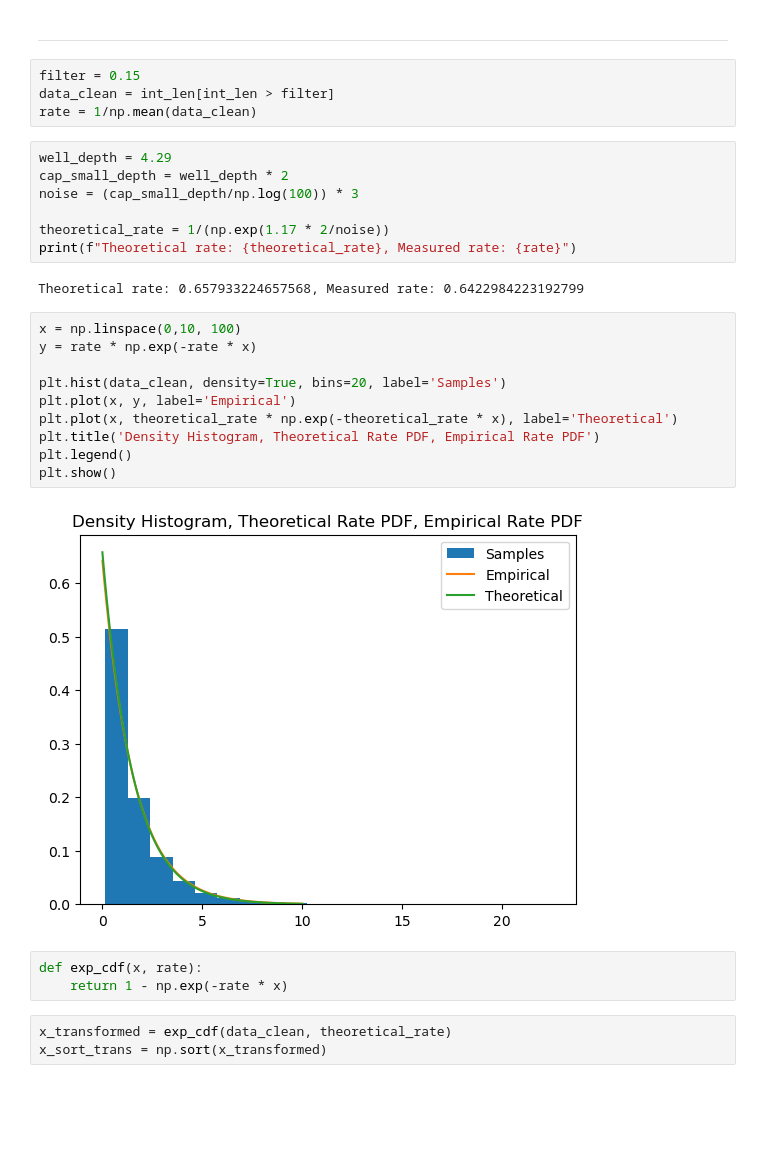
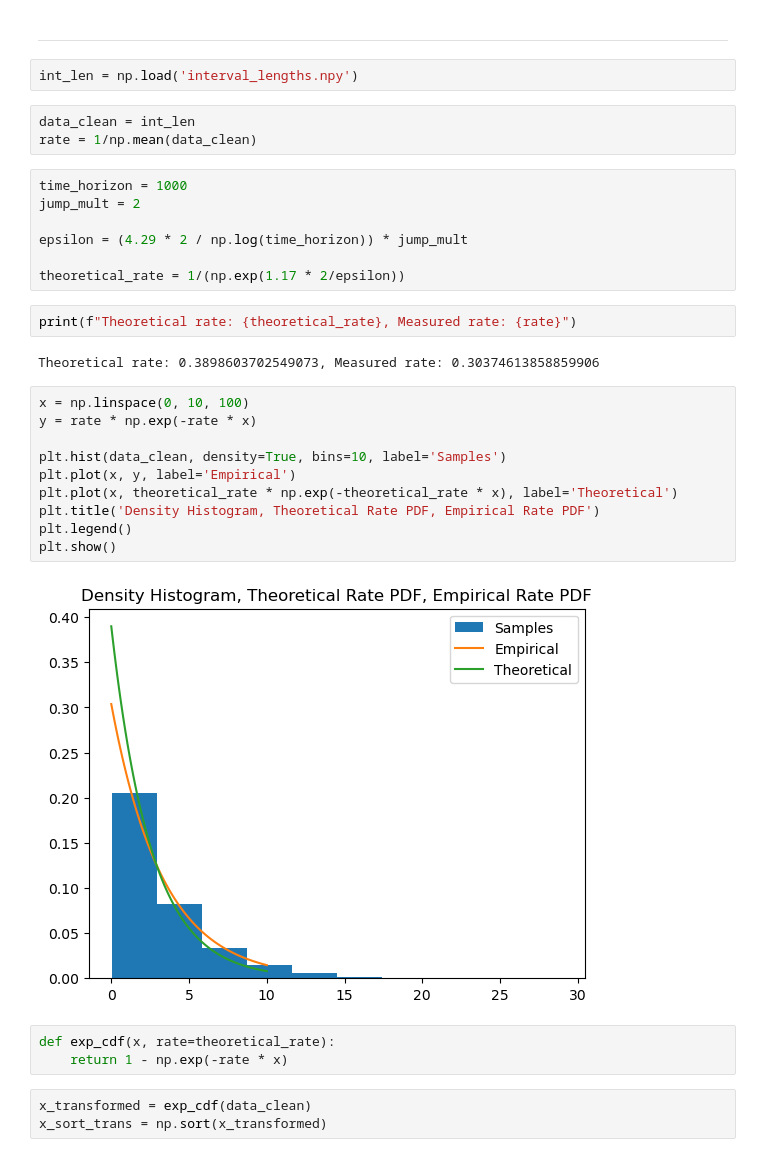
Before and after one commit to abhirao-03/stochastic-resonance, a Jupyter notebook: results/automate.ipynb, the cells around one changed output. Drawn from its saved outputs; the diff is of its cells as text; blank space fills up the shorter version.

Commit message:
new data pipeline working. conducting statistical analysis.

```diff
--- a/results/automate.ipynb
+++ b/results/automate.ipynb
@@ -9,35 +7,38 @@ int_len = df[df['well_type'] == 'shallow well']['interval_length'].to_numpy()
 # %% [markdown]
 ---
+# %%
+int_len = np.load('interval_lengths.npy')
 # %%
-filter = 0.15
-data_clean = int_len[int_len > filter]
+data_clean = int_len
 rate = 1/np.mean(data_clean)
 # %%
-well_depth = 4.29
-cap_small_depth = well_depth * 2
-noise = (cap_small_depth/np.log(100)) * 3
+time_horizon = 1000
+jump_mult = 2
 
-theoretical_rate = 1/(np.exp(1.17 * 2/noise))
-print(f"Theoretical rate: {theoretical_rate}, Measured rate: {rate}")
+epsilon = (4.29 * 2 / np.log(time_horizon)) * jump_mult
+
+theoretical_rate = 1/(np.exp(1.17 * 2/epsilon))
-# %% [output]
-Theoretical rate: 0.657933224657568, Measured rate: 0.6422984223192799
+# %%
+print(f"Theoretical rate: {theoretical_rate}, Measured rate: {rate}")
+# %% [output]
+Theoretical rate: 0.3898603702549073, Measured rate: 0.30374613858859906
 # %%
-x = np.linspace(0,10, 100)
+x = np.linspace(0, 10, 100)
 y = rate * np.exp(-rate * x)
 
-plt.hist(data_clean, density=True, bins=20, label='Samples')
+plt.hist(data_clean, density=True, bins=10, label='Samples')
 plt.plot(x, y, label='Empirical')
 plt.plot(x, theoretical_rate * np.exp(-theoretical_rate * x), label='Theoretical')
 plt.title('Density Histogram, Theoretical Rate PDF, Empirical Rate PDF')
 plt.legend()
 plt.show()
 # %% [output]
-[figure, old version]
+[figure, new version]
 # %%
-def exp_cdf(x, rate):
+def exp_cdf(x, rate=theoretical_rate):
     return 1 - np.exp(-rate * x)
 # %%
-x_transformed = exp_cdf(data_clean, theoretical_rate)
+x_transformed = exp_cdf(data_clean)
 x_sort_trans = np.sort(x_transformed)
 # %%
 plt.hist(x_transformed, density=True, label='Transformed Samples')
```
Also changed, not shown: parts of 5 cells of this notebook, 3 other files.
